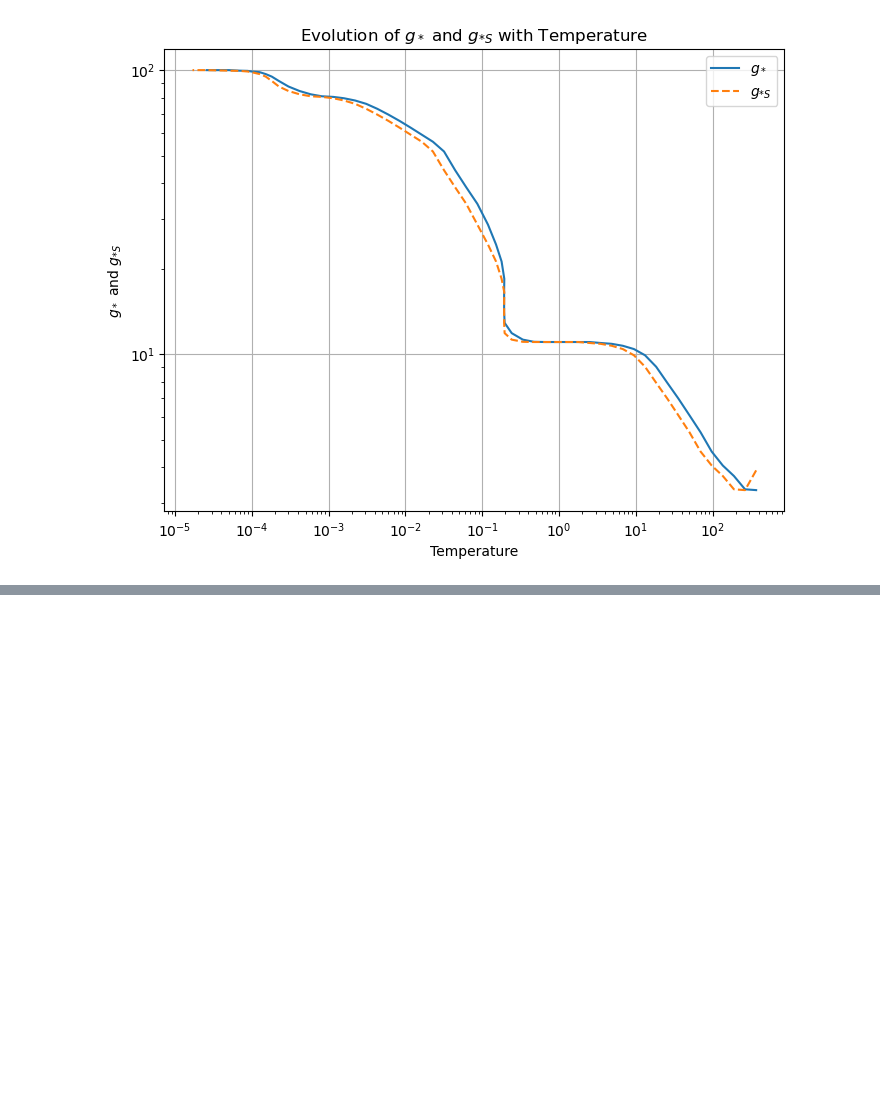
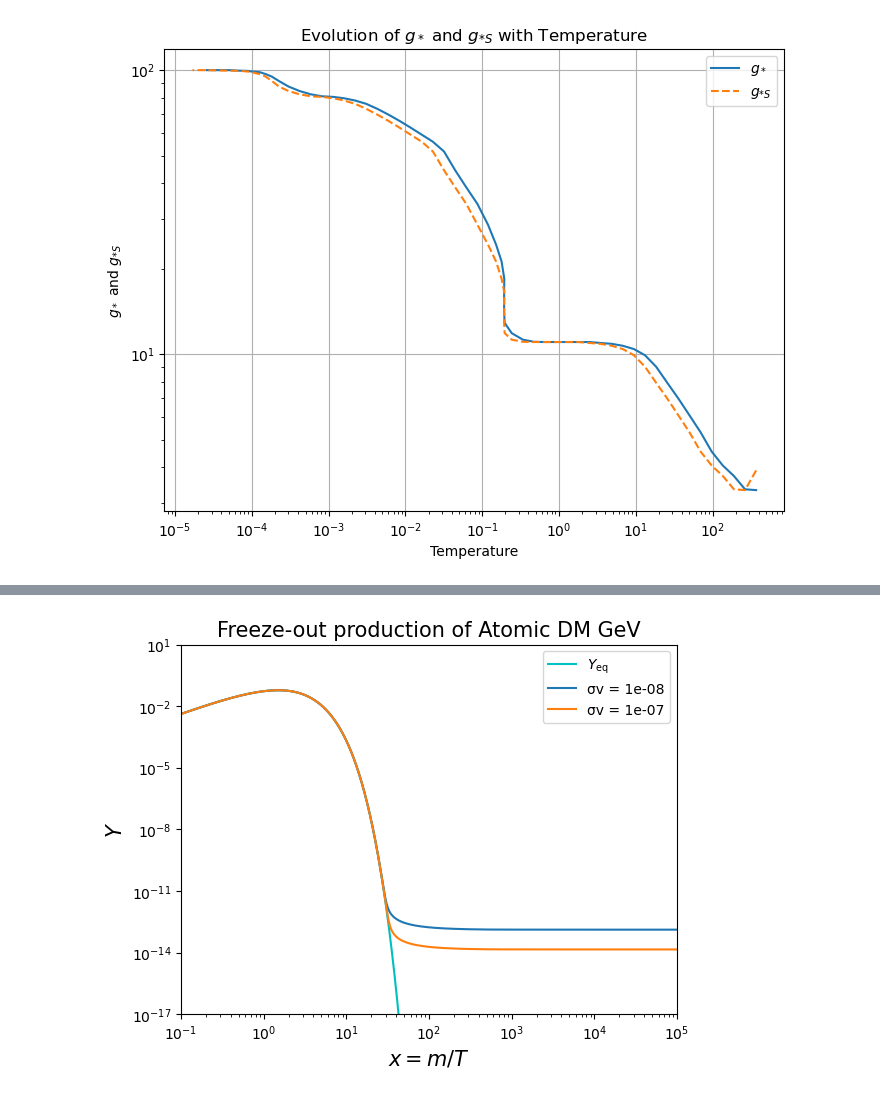
Before and after one commit to IgalPress/Thesis, a Jupyter notebook: FreezeOutCode.ipynb, the cells around one changed output, grey strips where cells are left out. Cells and saved outputs as stored; diff of their text form; code cells hidden in the pictures; blank space fills up the shorter version.

```diff
--- a/FreezeOutCode.ipynb
+++ b/FreezeOutCode.ipynb
@@ -654,0 +413,94 @@ Particle masses: [100. 100. 100. 100. 100.]
+# %%
+# Define physical constants
+M_Pl = 1.22e19  # Planck mass in GeV
+
+# Particle properties
+particle_mass = {
+    'Proton': 100,
+    'Lambda': 100,
+    'Neutron': 100,
+}
+
+particle_cross_sections = {
+    'Proton': 1e-8,
+    'Neutron': 1e-7
+}
+
+particle_ratios = {
+    particle: particle_mass[particle] / particle_mass["Lambda"]
+    for particle in particle_mass
+}
+
+# Function to compute prefactor k
+def fk(particle):
+    mass = particle_mass.get(particle, 1)
+    cross_section = particle_cross_sections.get(particle, 1)
+    return np.sqrt(np.pi * M_Pl**2 / 45) * mass * cross_section
+
+# Function to compute variables in the Boltzmann equation
+def Variables(x, particle):
+    mass = particle_mass.get(particle, 1)
+    T = mass / x
+    return k * g_star(T) / x**2  # g_star(T) is assumed to be defined elsewhere
+
+# Equilibrium abundance function (assumed to be pre-defined)
+def Y_EQ(x, particle):
+    return 0.145 * x**(3/2) * np.exp(-x)
+
+# Boltzmann equation in log space
+def dYdx_log(x, logY, particle):
+    Y = np.exp(logY)
+    ratio = particle_ratios.get(particle, 1)
+    x_ratio = x * ratio
+    return -((Y**2 - Y_EQ(x_ratio, particle)**2) * Variables(x_ratio, particle)) / Y  # d(logY)/dx
+
+# Integration setup
+particles = ["Proton", "Neutron"]
+
+x_min, x_max = 0.1, 1E5
+x_eval = np.logspace(np.log10(x_min), np.log10(x_max), 10000)
+
+# Plot equilibrium abundance
+xx = np.logspace(np.log10(0.1), np.log10(1000), 10000)
+plt.loglog(xx, Y_EQ(xx, 'Proton'), 'c', label=r'$Y_{\rm eq}$')
+
+FreezeOutNumber = np.array([])
+masses = np.array([])
+
+for particle in particles:
+    cross_section = particle_cross_sections.get(particle, 1)
+    mass = particle_mass.get(particle, 1)
+
+    k = fk(particle)  # Compute k for this particle
+
+    # Solve Boltzmann equation using solve_ivp
+    sol = integrate.solve_ivp(
+        lambda x, logY: dYdx_log(x, logY, particle),
+        (x_min, x_max),
+        [np.log(Y_EQ(x_min, particle))],  # Initial condition in log space
+        method='BDF',  # Stiff solver
+        t_eval=x_eval,
+        rtol=1e-10,
+        atol=1e-10
+    )
+
+    # Convert back from log space
+    Y_values = np.exp(sol.y[0])
+
+    print(f'Frozen-out value of {particle} with sigma = {cross_section}, and mass = {mass} GeV is {Y_values[-1]}')
+
+    plt.loglog(sol.t, Y_values, label=f'σv = {cross_section}')
+
+    FreezeOutNumber = np.append(FreezeOutNumber, Y_values[-1])
+    masses = np.append(masses, mass)
+
+print(f'Σm_i*Y_i = {np.sum(np.multiply(masses,FreezeOutNumber))} GeV')
+
+
+plt.ylim(1E-17,10)
+plt.xlim(0.1,100000)
+plt.xlabel('$x = m/T$', size= 15)
+plt.ylabel('$Y$', size= 15)
+plt.title('Freeze-out production of Atomic DM GeV', size= 15)
+plt.legend()
+# %% [output]
@@ -654,0 +511 @@ Particle masses: [100. 100. 100. 100. 100.]
+[figure, added]
```
Also changed, not shown: parts of 8 cells of this notebook, 2 other files.
